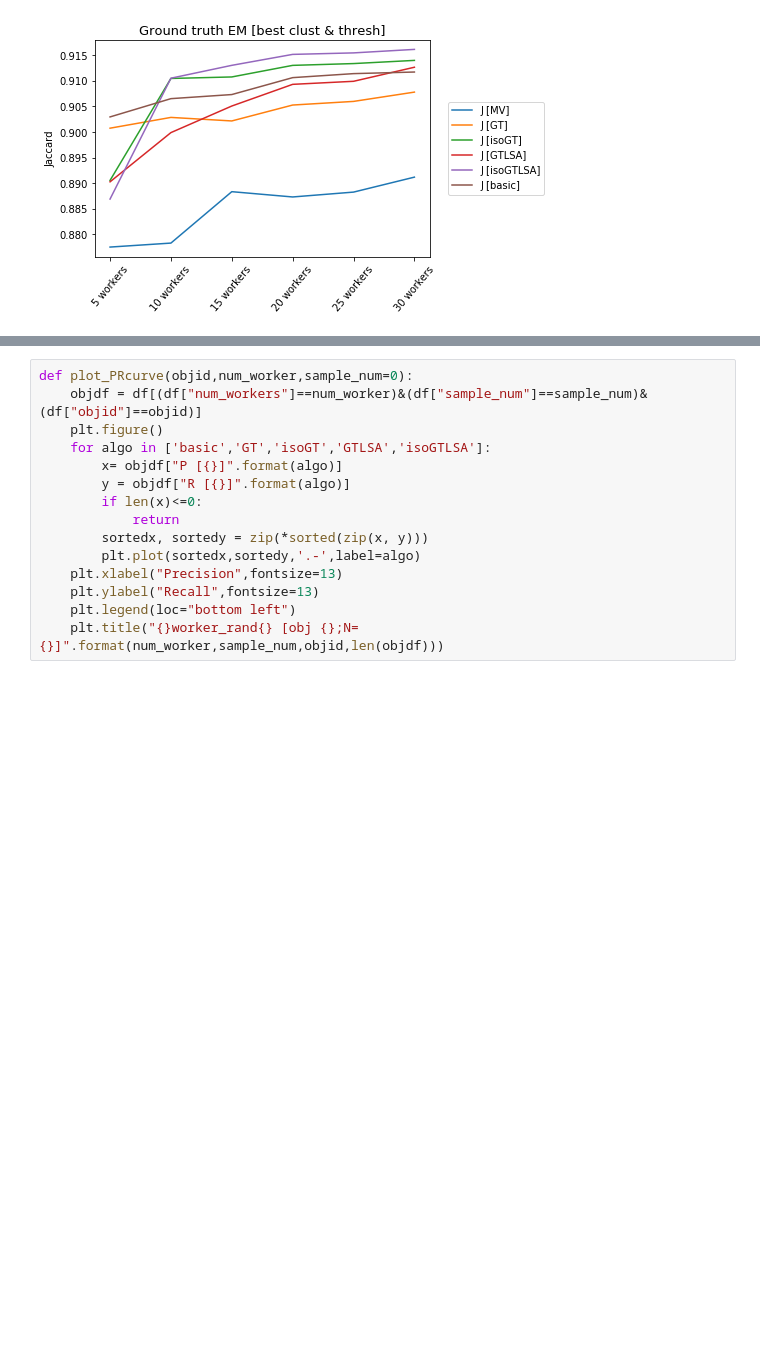
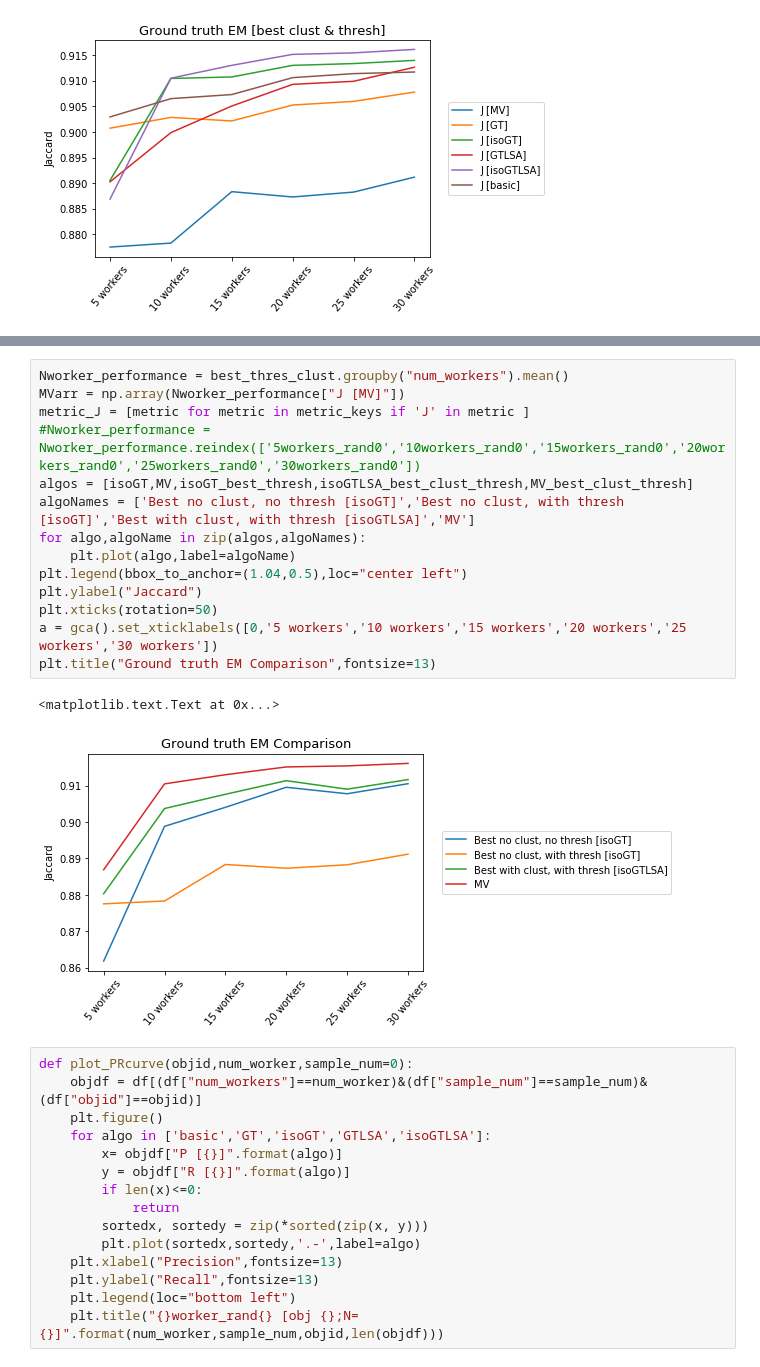
Before and after one commit to cognoscentai/segmentation, a Jupyter notebook: ipynb/PixelBasedGroundTruthExperiment-WithCluster.ipynb, the cells around one changed output, grey strips where cells are left out. Drawn from its saved outputs; the diff is of its cells as text; blank space fills up the shorter version.

```diff
--- a/ipynb/PixelBasedGroundTruthExperiment-WithCluster.ipynb
+++ b/ipynb/PixelBasedGroundTruthExperiment-WithCluster.ipynb
@@ -87,3 +105,20 @@ plt.title("Ground truth EM [best clust & thresh]",fontsize=13)
+# %%
+Nworker_performance = best_thres_clust.groupby("num_workers").mean()
+MVarr = np.array(Nworker_performance["J [MV]"])
+metric_J = [metric for metric in metric_keys if 'J' in metric ]
+#Nworker_performance = Nworker_performance.reindex(['5workers_rand0','10workers_rand0','15workers_rand0','20workers_rand0','25workers_rand0','30workers_rand0'])
+algos = [isoGT,MV,isoGT_best_thresh,isoGTLSA_best_clust_thresh,MV_best_clust_thresh]
+algoNames = ['Best no clust, no thresh [isoGT]','Best no clust, with thresh [isoGT]','Best with clust, with thresh [isoGTLSA]','MV']
+for algo,algoName in zip(algos,algoNames):
+    plt.plot(algo,label=algoName)
+plt.legend(bbox_to_anchor=(1.04,0.5),loc="center left")
+plt.ylabel("Jaccard")
+plt.xticks(rotation=50)
+a = gca().set_xticklabels([0,'5 workers','10 workers','15 workers','20 workers','25 workers','30 workers'])
+plt.title("Ground truth EM Comparison",fontsize=13)
+# %% [output]
+<matplotlib.text.Text at 0x...>
+[figure, added]
 # %%
 def plot_PRcurve(objid,num_worker,sample_num=0):
     objdf = df[(df["num_workers"]==num_worker)&(df["sample_num"]==sample_num)&(df["objid"]==objid)]
```
Also changed, not shown: parts of 28 cells of this notebook, 3 other files.
